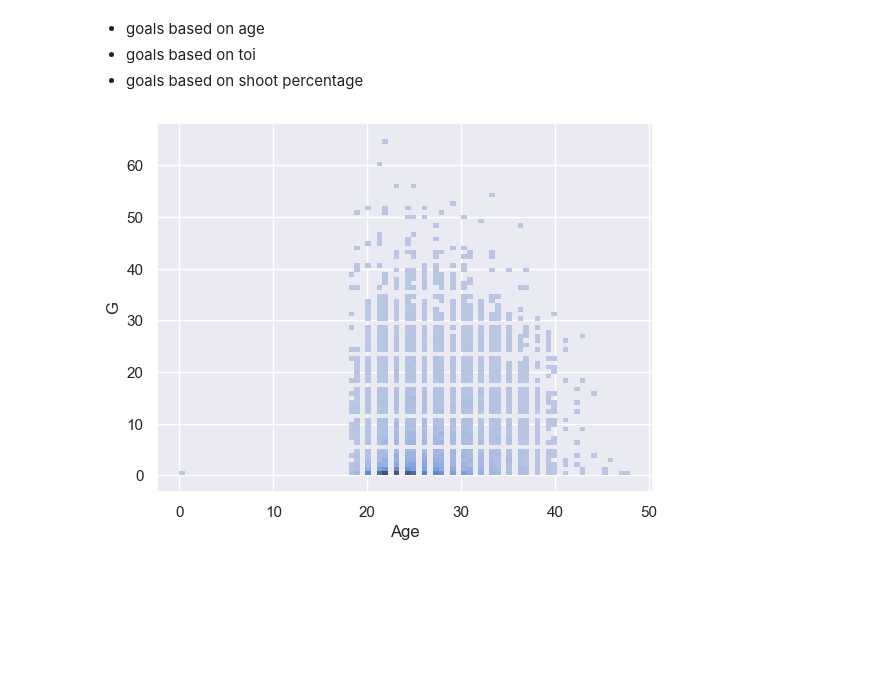
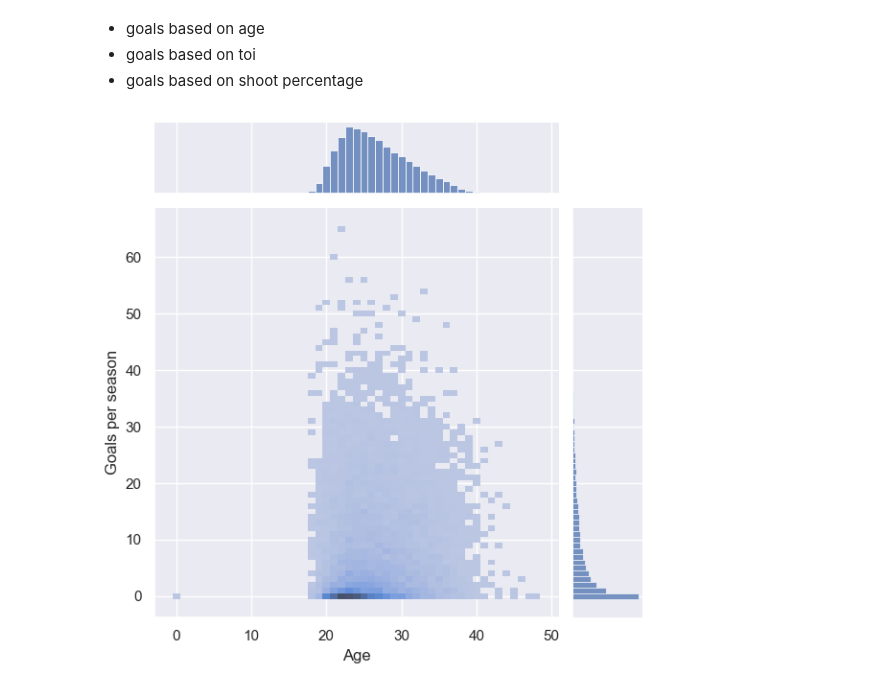
Before and after one commit to VL-CZ/NDBI048-data-science, a Jupyter notebook: homework/NHL-data-report.ipynb, the cells around one changed output. Saved outputs shown, nothing was run; the diff lists cells and outputs as text; code cells hidden in the pictures; blank space fills up the shorter version.

Commit message:
added expl. graphs

```diff
--- a/homework/NHL-data-report.ipynb
+++ b/homework/NHL-data-report.ipynb
@@ -147,6 +152,8 @@ Missing values aren't denoted by any special strings (such as "None" or "Null"),
 - goals based on toi
 - goals based on shoot percentage
 # %%
-g = sns.histplot(data=df, x="Age",y="G")
+g = sns.JointGrid(data=df, x="Age",y="G")
+g1 = g.plot(sns.histplot, sns.histplot, discrete=True)
+g2 = g1.set_axis_labels("Age", "Goals per season")
 # %% [output]
-[figure, old version]
+[figure, new version]
```
Also changed, not shown: parts of 5 cells of this notebook, 1 other file.
